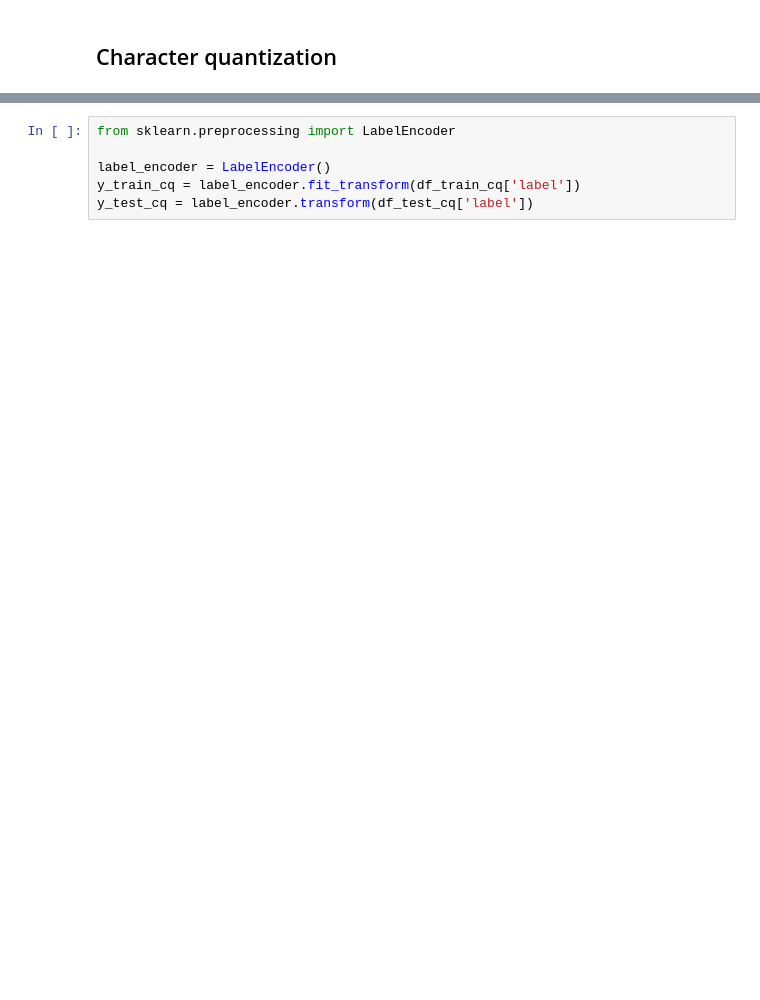
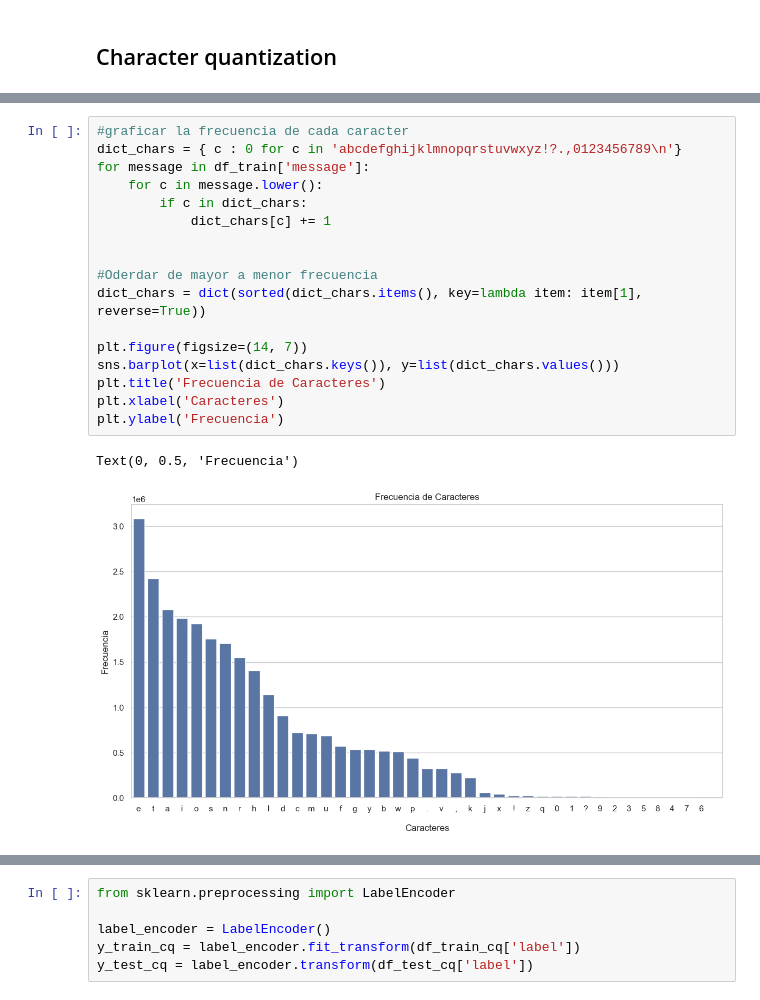
Before and after one commit to Adrian-Cespedes/Proy4-ML, a Jupyter notebook: mainCNN.ipynb, the cells around one changed output, grey strips where cells are left out. Drawn from its saved outputs; the diff is of its cells as text; blank space fills up the shorter version.

```diff
--- a/mainCNN.ipynb
+++ b/mainCNN.ipynb
@@ -278,0 +295,20 @@ sns.histplot(df_train['message'].apply(len), bins=50)
+# %%
+#graficar la frecuencia de cada caracter
+dict_chars = { c : 0 for c in 'abcdefghijklmnopqrstuvwxyz!?.,0123456789\n'}
+for message in df_train['message']:
+    for c in message.lower():
+        if c in dict_chars:
+            dict_chars[c] += 1
+
+
+#Oderdar de mayor a menor frecuencia
+dict_chars = dict(sorted(dict_chars.items(), key=lambda item: item[1], reverse=True))
+
+plt.figure(figsize=(14, 7))
+sns.barplot(x=list(dict_chars.keys()), y=list(dict_chars.values()))
+plt.title('Frecuencia de Caracteres')
+plt.xlabel('Caracteres')
+plt.ylabel('Frecuencia')
+# %% [output]
+Text(0, 0.5, 'Frecuencia')
+[figure, added]
```
Also changed, not shown: parts of 40 cells of this notebook.
